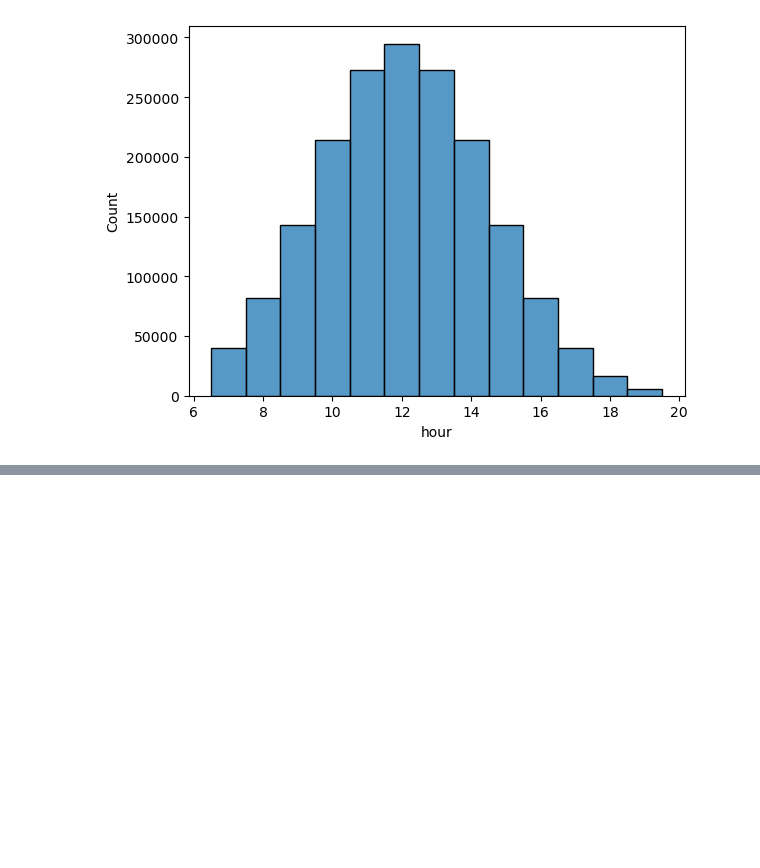
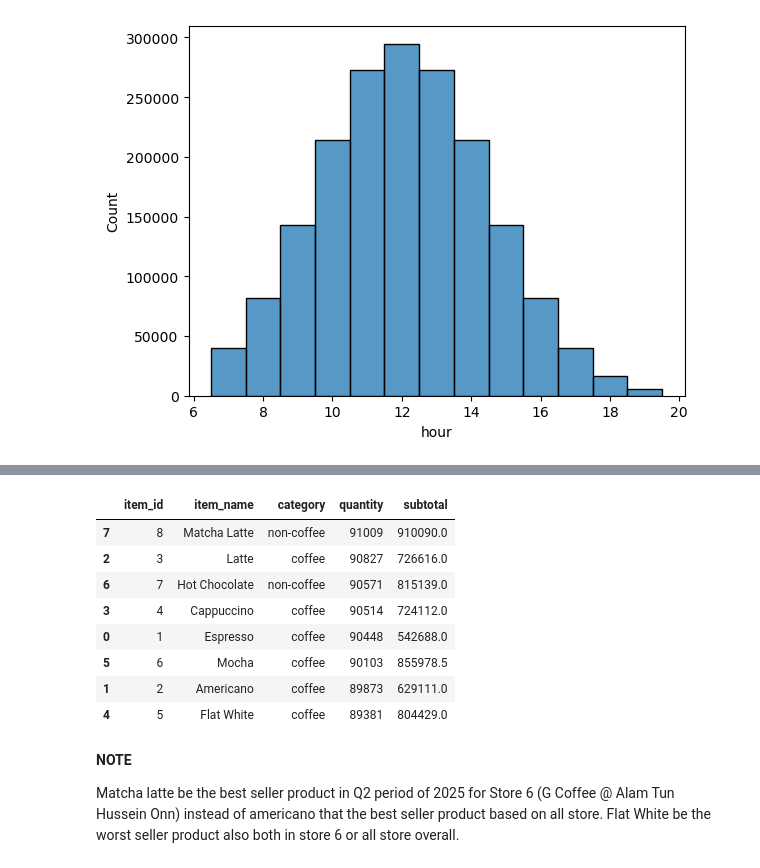
Before and after one commit to enthokz/GCoffee-Shop-Analysis, a Jupyter notebook: Gcoffe_EDA.ipynb, the cells around one changed output, grey strips where cells are left out. Saved outputs shown, nothing was run; the diff lists cells and outputs as text; code cells hidden in the pictures; blank space fills up the shorter version.

```diff
--- a/Gcoffe_EDA.ipynb
+++ b/Gcoffe_EDA.ipynb
@@ -109,0 +225,22 @@ plt.show()
+# %%
+# Best Seller Product Based on Store 6(lowest revenue)
+trx_store6= trx25[trx25['store_id']==6]
+trx_items_store6= trx_store6.merge(item_25[['transaction_id','item_id','quantity','subtotal']],
+                                   on='transaction_id', how='left')
+trx_items_store6= trx_items_store6.merge(menu[['item_id','item_name','category']], on='item_id', how='left')
+most= trx_items_store6.groupby(['item_id','item_name','category'])[['quantity','subtotal']].sum().reset_index()
+most.sort_values('quantity',ascending=False)
+# %% [output]
+|  | item_id | item_name | category | quantity | subtotal |
+| 7 | 8 | Matcha Latte | non-coffee | 91009 | 910090.0 |
+| 2 | 3 | Latte | coffee | 90827 | 726616.0 |
+| 6 | 7 | Hot Chocolate | non-coffee | 90571 | 815139.0 |
+| 3 | 4 | Cappuccino | coffee | 90514 | 724112.0 |
+| 0 | 1 | Espresso | coffee | 90448 | 542688.0 |
+| 5 | 6 | Mocha | coffee | 90103 | 855978.5 |
+| 1 | 2 | Americano | coffee | 89873 | 629111.0 |
+| 4 | 5 | Flat White | coffee | 89381 | 804429.0 |
+# %% [markdown]
+**NOTE**
+
+Matcha latte be the best seller product in Q2 period of 2025 for Store 6 (G Coffee @ Alam Tun Hussein Onn) instead of americano that the best seller product based on all store. Flat White be the worst seller product also both in store 6 or all store overall.
```
Also changed, not shown: parts of 16 cells of this notebook, 2 other files.
